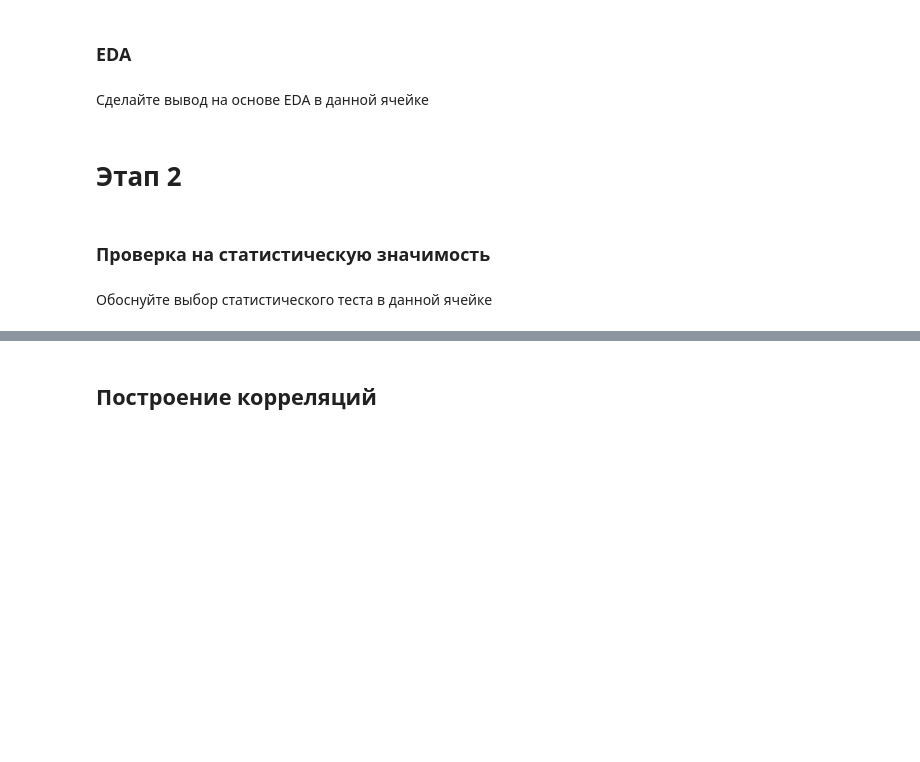
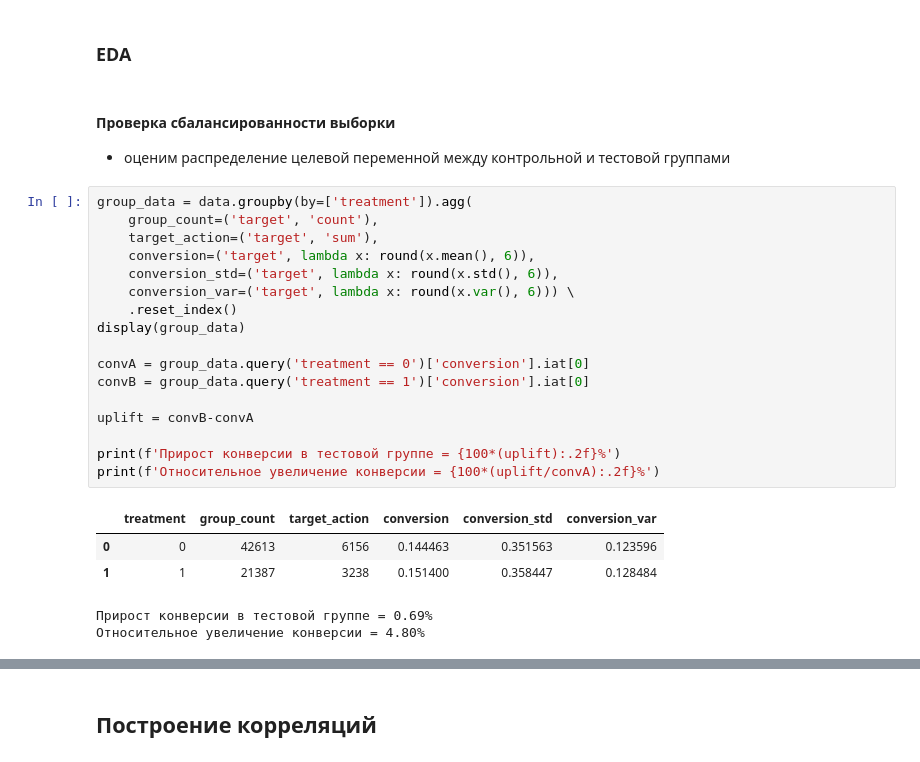
Before and after one commit to khromenko/mle-uplift-final-project-2025, a Jupyter notebook: final_project.ipynb, the cells around one changed output, grey strips where cells are left out. Cells and saved outputs as stored; diff of their text form; blank space fills up the shorter version.

```diff
--- a/final_project.ipynb
+++ b/final_project.ipynb
@@ -52,11 +52,29 @@ memory usage: 4.9 MB
 ## Этап 2
 # %% [markdown]
 ### EDA
-# %% [markdown]
-Сделайте вывод на основе EDA в данной ячейке
-# %% [markdown]
-# Этап 2
-# %% [markdown]
-### Проверка на статистическую значимость
-# %% [markdown]
-Обоснуйте выбор статистического теста в данной ячейке
+# %% [markdown]
+#### Проверка сбалансированности выборки
+- оценим распределение целевой переменной между контрольной и тестовой группами
+# %%
+group_data = data.groupby(by=['treatment']).agg(
+    group_count=('target', 'count'),
+    target_action=('target', 'sum'),
+    conversion=('target', lambda x: round(x.mean(), 6)),
+    conversion_std=('target', lambda x: round(x.std(), 6)),
+    conversion_var=('target', lambda x: round(x.var(), 6))) \
+    .reset_index()
+display(group_data)
+
+convA = group_data.query('treatment == 0')['conversion'].iat[0]
+convB = group_data.query('treatment == 1')['conversion'].iat[0]
+
+uplift = convB-convA
+
+print(f'Прирост конверсии в тестовой группе = {100*(uplift):.2f}%')
+print(f'Относительное увеличение конверсии = {100*(uplift/convA):.2f}%')
+# %% [output]
+|  | treatment | group_count | target_action | conversion | conversion_std | conversion_var |
+| 0 | 0 | 42613 | 6156 | 0.144463 | 0.351563 | 0.123596 |
+| 1 | 1 | 21387 | 3238 | 0.151400 | 0.358447 | 0.128484 |
+Прирост конверсии в тестовой группе = 0.69%
+Относительное увеличение конверсии = 4.80%
```
Also changed, not shown: parts of 24 cells of this notebook.
